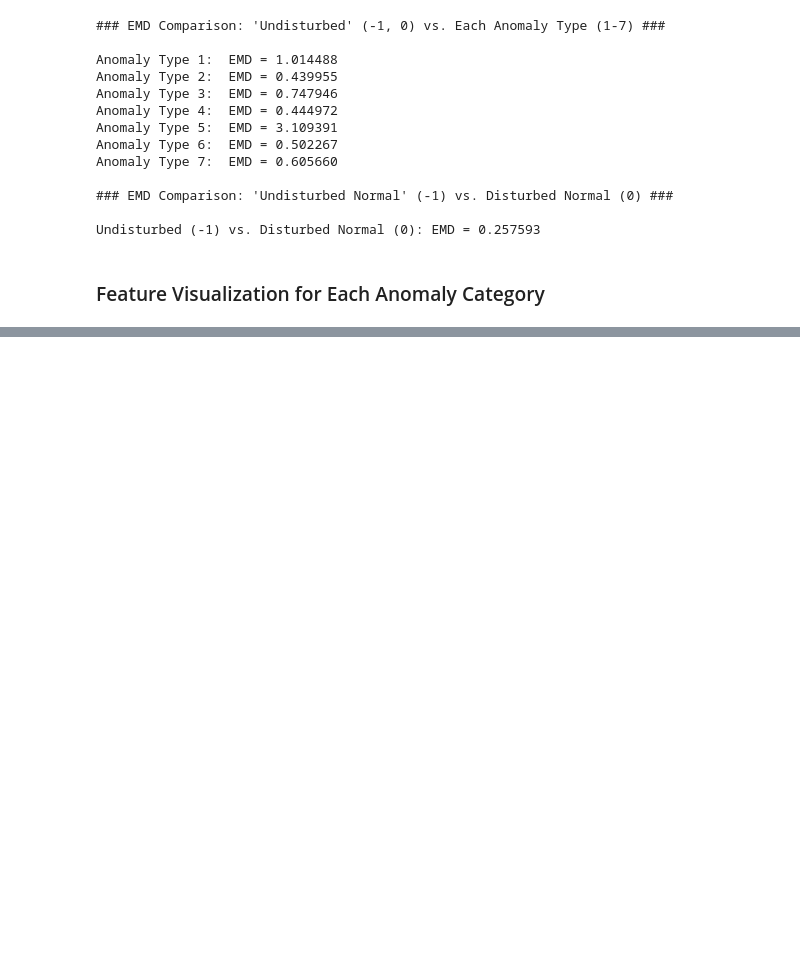
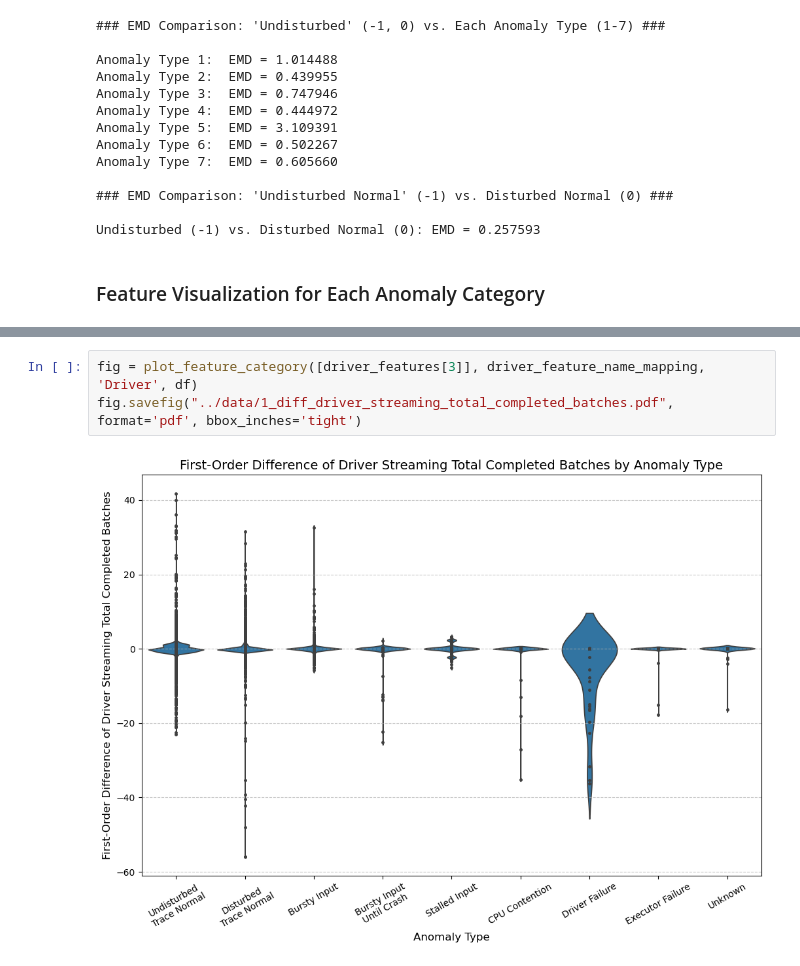
Before and after one commit to goksu-uzunturk/TS-Anomaly-Detection, a Jupyter notebook: notebooks/EDA.ipynb, the cells around one changed output, grey strips where cells are left out. Cells and saved outputs as stored; diff of their text form; blank space fills up the shorter version.

```diff
--- a/notebooks/EDA.ipynb
+++ b/notebooks/EDA.ipynb
@@ -556,0 +564,5 @@ def plot_feature_category(features, feature_name_mapping, category_name, df):
+# %%
+fig = plot_feature_category([driver_features[3]], driver_feature_name_mapping, 'Driver', df)
+fig.savefig("../data/1_diff_driver_streaming_total_completed_batches.pdf", format='pdf', bbox_inches='tight')
+# %% [output]
+[figure, added]
```
Also changed, not shown: parts of 5 cells of this notebook, 51 other files.
